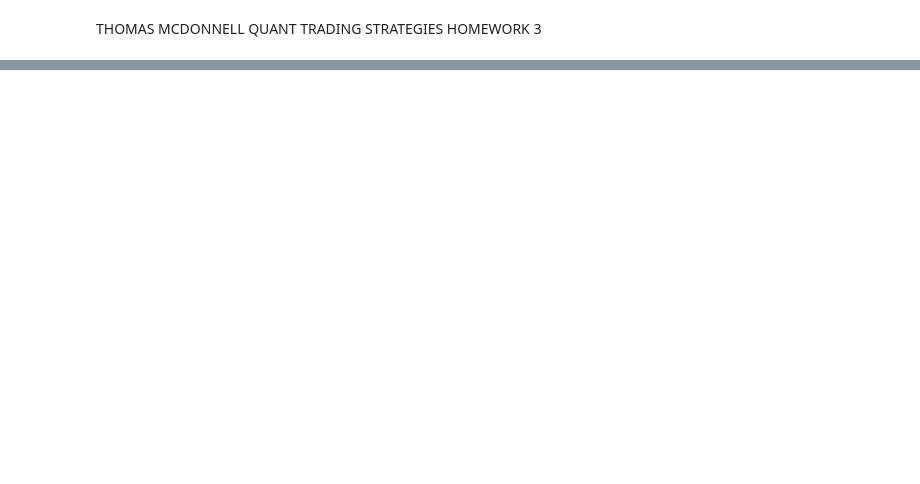
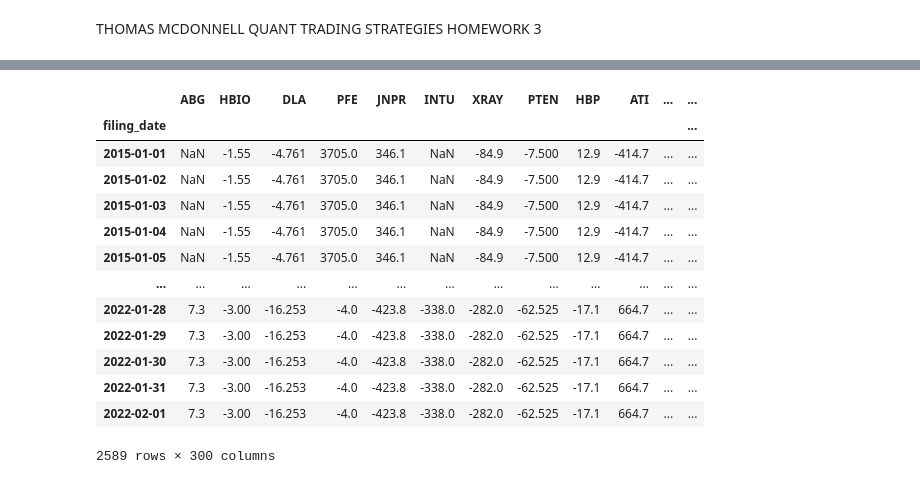
Before and after one commit to tsmcdonnell6604/Quant-Trading-Strategies, a Jupyter notebook: QTS_HW_3.ipynb, the cells around one changed output, grey strips where cells are left out. Cells and saved outputs as stored; diff of their text form; code cells hidden in the pictures; blank space fills up the shorter version.

```diff
--- a/QTS_HW_3.ipynb
+++ b/QTS_HW_3.ipynb
@@ -73,0 +340,42 @@ FR_data
+# %%
+# Create a date range for the index
+date_range = pd.date_range(start='7/17/2014', end='02/01/2022', freq='D')
+
+# Create a blank DataFrame with the date range as the index
+lt_debt = pd.DataFrame(index=date_range)
+
+# Add columns from final_price_data
+lt_debt[final_price_data.columns] = None
+
+lt_debt = lt_debt.rename_axis('filing_date')
+# %%
+FC = pd.read_csv('/Users/tmac/Downloads/ZACKS_FC_2_76e4bece47ce87cb8f221f639c7f829b.zip')
+FC = FC[['ticker','net_lterm_debt', 'per_end_date', 'filing_date']]
+# %%
+FC = FC.set_index('ticker')
+FC = FC.loc[tickers]
+# %%
+pivot_table_lt_debt = FC.pivot_table(values='net_lterm_debt', index='filing_date', columns='ticker')
+pivot_table_lt_debt = pivot_table_lt_debt.reindex(columns = eps.columns)
+for i in tqdm(pivot_table_lt_debt.index):
+    for ticker in pivot_table_lt_debt.columns:
+        lt_debt[ticker][i] = pivot_table_lt_debt[ticker][i]
+lt_debt.ffill(inplace=True)
+lt_debt = lt_debt[lt_debt.index >= datetime(2015, 1, 1)]
+# %%
+lt_debt
+# %% [output]
+|  | ABG | HBIO | DLA | PFE | JNPR | INTU | XRAY | PTEN | HBP | ATI | ... | ... |
+| filing_date |  |  |  |  |  |  |  |  |  |  |  | ... |
+| 2015-01-01 | NaN | -1.55 | -4.761 | 3705.0 | 346.1 | NaN | -84.9 | -7.500 | 12.9 | -414.7 | ... | ... |
+| 2015-01-02 | NaN | -1.55 | -4.761 | 3705.0 | 346.1 | NaN | -84.9 | -7.500 | 12.9 | -414.7 | ... | ... |
+| 2015-01-03 | NaN | -1.55 | -4.761 | 3705.0 | 346.1 | NaN | -84.9 | -7.500 | 12.9 | -414.7 | ... | ... |
+| 2015-01-04 | NaN | -1.55 | -4.761 | 3705.0 | 346.1 | NaN | -84.9 | -7.500 | 12.9 | -414.7 | ... | ... |
+| 2015-01-05 | NaN | -1.55 | -4.761 | 3705.0 | 346.1 | NaN | -84.9 | -7.500 | 12.9 | -414.7 | ... | ... |
+| ... | ... | ... | ... | ... | ... | ... | ... | ... | ... | ... | ... | ... |
+| 2022-01-28 | 7.3 | -3.00 | -16.253 | -4.0 | -423.8 | -338.0 | -282.0 | -62.525 | -17.1 | 664.7 | ... | ... |
+| 2022-01-29 | 7.3 | -3.00 | -16.253 | -4.0 | -423.8 | -338.0 | -282.0 | -62.525 | -17.1 | 664.7 | ... | ... |
+| 2022-01-30 | 7.3 | -3.00 | -16.253 | -4.0 | -423.8 | -338.0 | -282.0 | -62.525 | -17.1 | 664.7 | ... | ... |
+| 2022-01-31 | 7.3 | -3.00 | -16.253 | -4.0 | -423.8 | -338.0 | -282.0 | -62.525 | -17.1 | 664.7 | ... | ... |
+| 2022-02-01 | 7.3 | -3.00 | -16.253 | -4.0 | -423.8 | -338.0 | -282.0 | -62.525 | -17.1 | 664.7 | ... | ... |
+2589 rows × 300 columns
```
Also changed, not shown: parts of 80 cells of this notebook, 7 other files.
